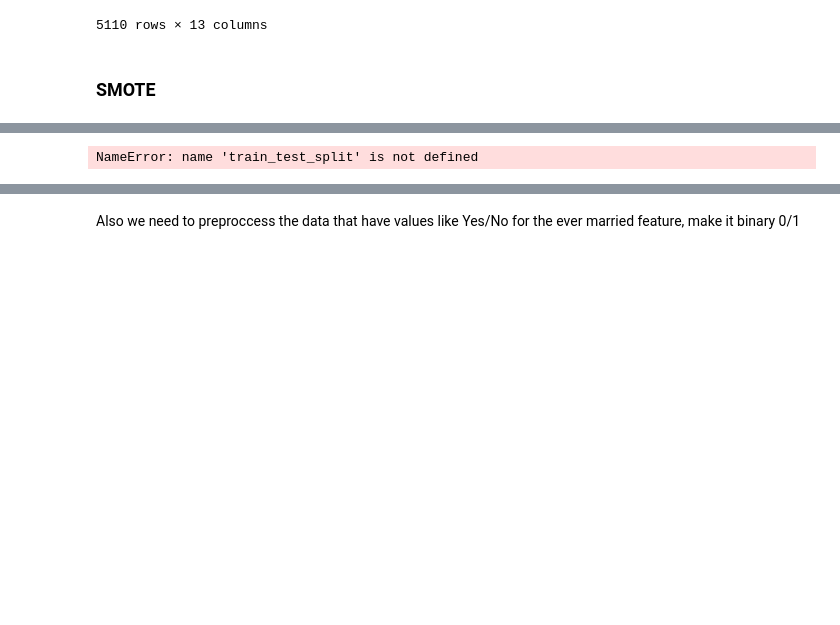
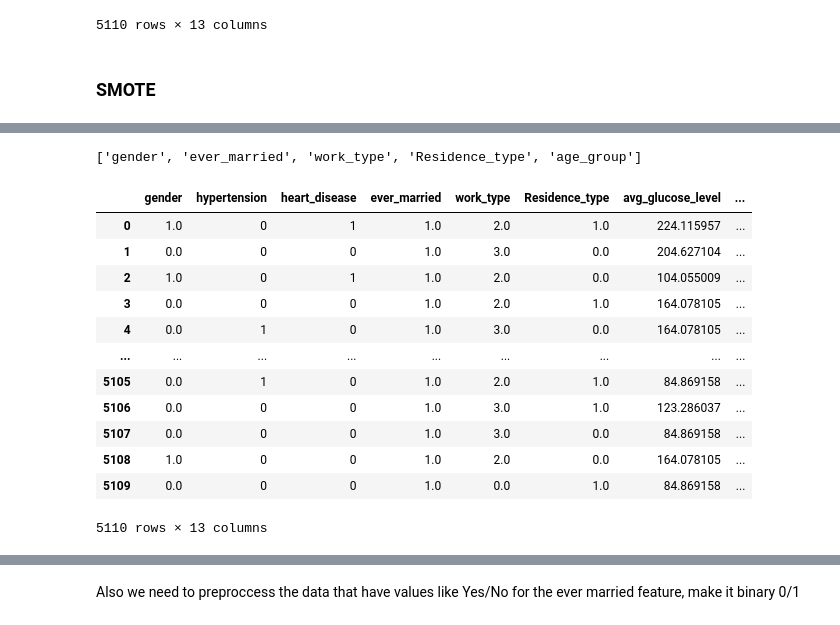
Before and after one commit to alexakh95/Data_mining, a Jupyter notebook: Project/data_project.ipynb, the cells around one changed output, grey strips where cells are left out. Cells and saved outputs as stored; diff of their text form; code cells hidden in the pictures; blank space fills up the shorter version.

```diff
--- a/Project/data_project.ipynb
+++ b/Project/data_project.ipynb
@@ -166,6 +167,3 @@ plt.tight_layout()
 plt.show()
 # %% [output]
 [figure]
-# %%
-dataframe = dataframe.drop(['age'],axis=1)
-dataframe
@@ -218,9 +200,35 @@ AttributeError: module 'numpy.linalg._umath_linalg' has no attribute '_ilp64'
+# %%
+#Encode categorical values
+from sklearn.preprocessing import OrdinalEncoder
+categorical_columns = dataframe.select_dtypes(include=['object', 'category']).columns.tolist()
+categorical_columns
+# %% [output]
+['gender', 'ever_married', 'work_type', 'Residence_type', 'age_group']
+# %%
+encoder =OrdinalEncoder()
+
+dataframe_cp = dataframe.copy()
+dataframe_cp[categorical_columns] = encoder.fit_transform(dataframe[categorical_columns])
+# %%
+dataframe_cp
+# %% [output]
+|  | gender | hypertension | heart_disease | ever_married | work_type | Residence_type | avg_glucose_level | ... |
+| 0 | 1.0 | 0 | 1 | 1.0 | 2.0 | 1.0 | 224.115957 | ... |
+| 1 | 0.0 | 0 | 0 | 1.0 | 3.0 | 0.0 | 204.627104 | ... |
+| 2 | 1.0 | 0 | 1 | 1.0 | 2.0 | 0.0 | 104.055009 | ... |
+| 3 | 0.0 | 0 | 0 | 1.0 | 2.0 | 1.0 | 164.078105 | ... |
+| 4 | 0.0 | 1 | 0 | 1.0 | 3.0 | 0.0 | 164.078105 | ... |
+| ... | ... | ... | ... | ... | ... | ... | ... | ... |
+| 5105 | 0.0 | 1 | 0 | 1.0 | 2.0 | 1.0 | 84.869158 | ... |
+| 5106 | 0.0 | 0 | 0 | 1.0 | 3.0 | 1.0 | 123.286037 | ... |
+| 5107 | 0.0 | 0 | 0 | 1.0 | 3.0 | 0.0 | 84.869158 | ... |
+| 5108 | 1.0 | 0 | 0 | 1.0 | 2.0 | 0.0 | 164.078105 | ... |
+| 5109 | 0.0 | 0 | 0 | 1.0 | 0.0 | 1.0 | 84.869158 | ... |
+5110 rows × 13 columns
 # %%
 # Separate features and labels
-X = dataframe.drop('stroke', axis=1)
-y = dataframe['stroke']
+X = dataframe_cp.drop('stroke', axis=1)
+y = dataframe_cp['stroke']
 
 # Split before SMOTE to avoid data leakage
 X_train, X_test, y_train, y_test = train_test_split(X, y, test_size=0.2, random_state=42)
-# %% [output]
-NameError: name 'train_test_split' is not defined
```
Also changed, not shown: parts of 23 cells of this notebook.
